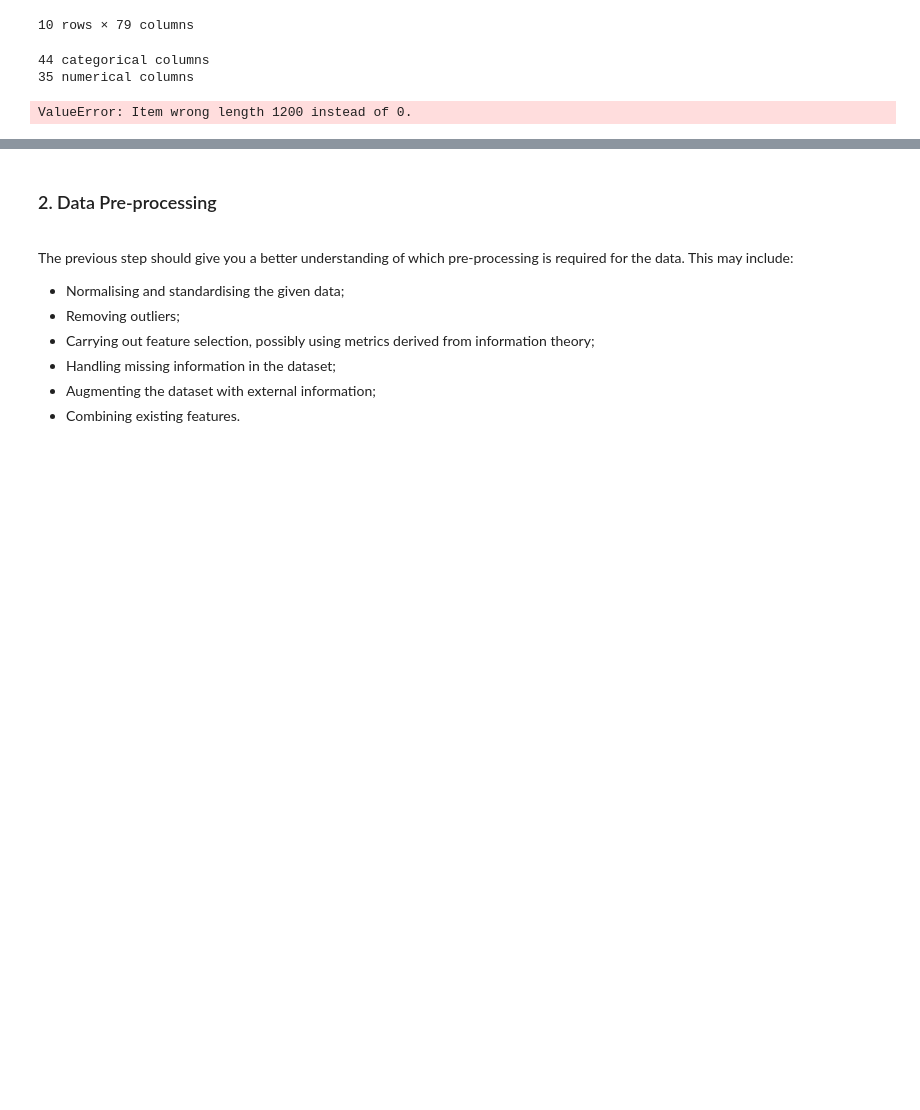
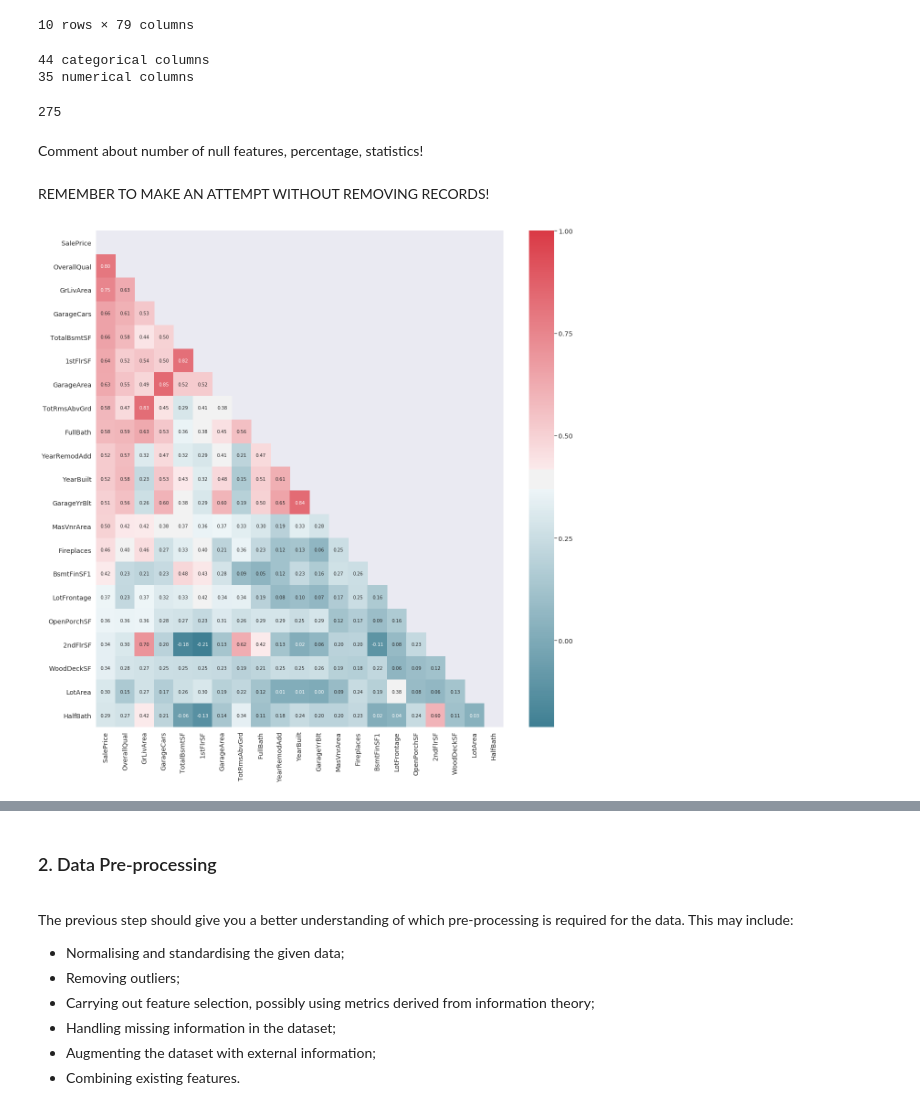
Before and after one commit to pietrOrtuso/Algorithmic-Machine-Learning, a Jupyter notebook: Challenges/House_Pricing/house_pricing_challenge.ipynb, the cells around one changed output, grey strips where cells are left out. Cells and saved outputs as stored; diff of their text form; code cells hidden in the pictures; blank space fills up the shorter version.

```diff
--- a/Challenges/House_Pricing/house_pricing_challenge.ipynb
+++ b/Challenges/House_Pricing/house_pricing_challenge.ipynb
@@ -118,8 +125,25 @@ print("%d numerical columns" %len(list(train_data_num)))
 ################################
 ######## DATA CLEANING  ########
 ################################
-
 mask = ~train_data_num.isnull().any(axis = 1)
+print(len(mask[mask==False]))
 train_data_cat = train_data_cat[mask.values]
+train_data_num = train_data_num[mask.values]
 # %% [output]
-ValueError: Item wrong length 1200 instead of 0.
+275
+# %% [markdown]
+Comment about number of null features, percentage, statistics!
+# %% [markdown]
+REMEMBER TO MAKE AN ATTEMPT WITHOUT REMOVING RECORDS!
+# %%
+corr = pd.concat([train_data_num, prices], axis=1).corr()
+top_corr_cols = corr[abs((corr.SalePrice)>=.26)].SalePrice.sort_values(ascending=False).keys() #take higher correlation, get rid of very low ones
+top_corr = corr.loc[top_corr_cols, top_corr_cols]
+dropSelf = np.zeros_like(top_corr)    #fill of zero a matrix of the same shape of topcorr
+dropSelf[np.triu_indices_from(dropSelf)] = True
+plt.figure(figsize=(20, 20))
+sns.heatmap(top_corr, cmap=sns.diverging_palette(220, 10, as_cmap=True), annot=True, fmt=".2f", mask=dropSelf)
+sns.set(font_scale=2.5)
+plt.show()
+# %% [output]
+[figure, added]
```
Also changed, not shown: parts of 19 cells of this notebook.
